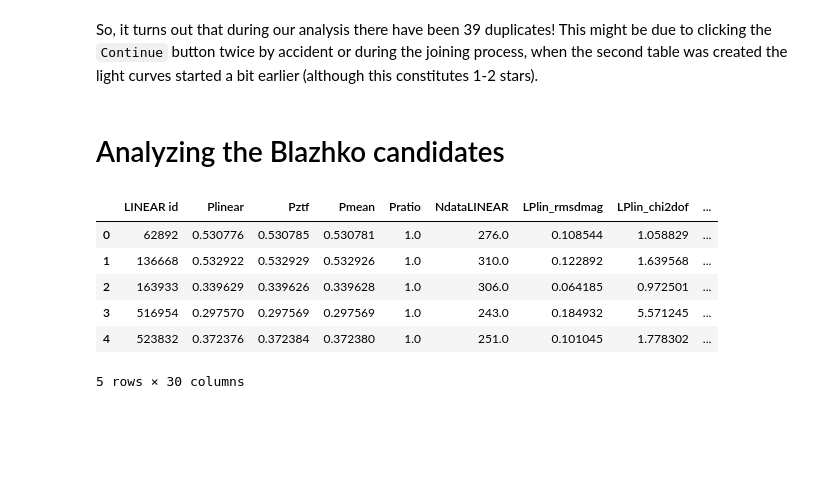
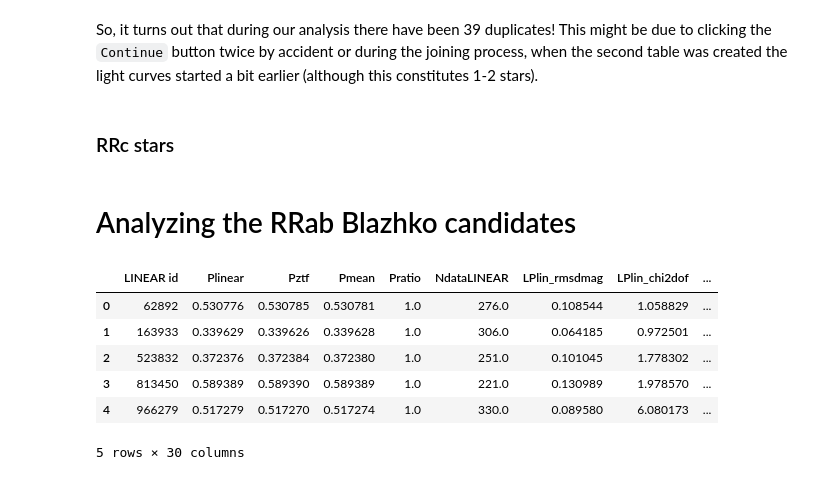
Before and after one commit to emadonev/var_stars, a Jupyter notebook: nbs/04_Searching_for_Blazhko_stars.ipynb, the cells around one changed output. Drawn from its saved outputs; the diff is of its cells as text; code cells hidden in the pictures; blank space fills up the shorter version.

```diff
--- a/nbs/04_Searching_for_Blazhko_stars.ipynb
+++ b/nbs/04_Searching_for_Blazhko_stars.ipynb
@@ -400,2 +399,4 @@ blazhko_list.to_csv("../outputs/BLAZHKO_LIST_"+name+".csv", index=False)
 # %% [markdown]
 So, it turns out that during our analysis there have been 39 duplicates! This might be due to clicking the `Continue` button twice by accident or during the joining process, when the second table was created the light curves started a bit earlier (although this constitutes 1-2 stars).
+# %% [markdown]
+### RRc stars
@@ -402,13 +439,14 @@ So, it turns out that during our analysis there have been 39 duplicates! This mi
 # %% [markdown]
-# Analyzing the Blazhko candidates
+# Analyzing the RRab Blazhko candidates
-# %%
-blazhko_list.head()
-# %% [output]
-|  | LINEAR id | Plinear | Pztf | Pmean | Pratio | NdataLINEAR | LPlin_rmsdmag | LPlin_chi2dof | ... |
-| 0 | 62892 | 0.530776 | 0.530785 | 0.530781 | 1.0 | 276.0 | 0.108544 | 1.058829 | ... |
-| 1 | 136668 | 0.532922 | 0.532929 | 0.532926 | 1.0 | 310.0 | 0.122892 | 1.639568 | ... |
-| 2 | 163933 | 0.339629 | 0.339626 | 0.339628 | 1.0 | 306.0 | 0.064185 | 0.972501 | ... |
-| 3 | 516954 | 0.297570 | 0.297569 | 0.297569 | 1.0 | 243.0 | 0.184932 | 5.571245 | ... |
-| 4 | 523832 | 0.372376 | 0.372384 | 0.372380 | 1.0 | 251.0 | 0.101045 | 1.778302 | ... |
-5 rows × 30 columns
+# %%
+blazhko_list_ab = pd.read_csv('../outputs/BLAZHKO_LIST_FINAL.csv')
+blazhko_list_ab.head()
+# %% [output]
+|  | LINEAR id | Plinear | Pztf | Pmean | Pratio | NdataLINEAR | LPlin_rmsdmag | LPlin_chi2dof | ... |
+| 0 | 62892 | 0.530776 | 0.530785 | 0.530781 | 1.0 | 276.0 | 0.108544 | 1.058829 | ... |
+| 1 | 163933 | 0.339629 | 0.339626 | 0.339628 | 1.0 | 306.0 | 0.064185 | 0.972501 | ... |
+| 2 | 523832 | 0.372376 | 0.372384 | 0.372380 | 1.0 | 251.0 | 0.101045 | 1.778302 | ... |
+| 3 | 813450 | 0.589389 | 0.589390 | 0.589389 | 1.0 | 221.0 | 0.130989 | 1.978570 | ... |
+| 4 | 966279 | 0.517279 | 0.517270 | 0.517274 | 1.0 | 330.0 | 0.089580 | 6.080173 | ... |
+5 rows × 30 columns
 # %%
```
Also changed, not shown: parts of 12 cells of this notebook, 53 other files.
